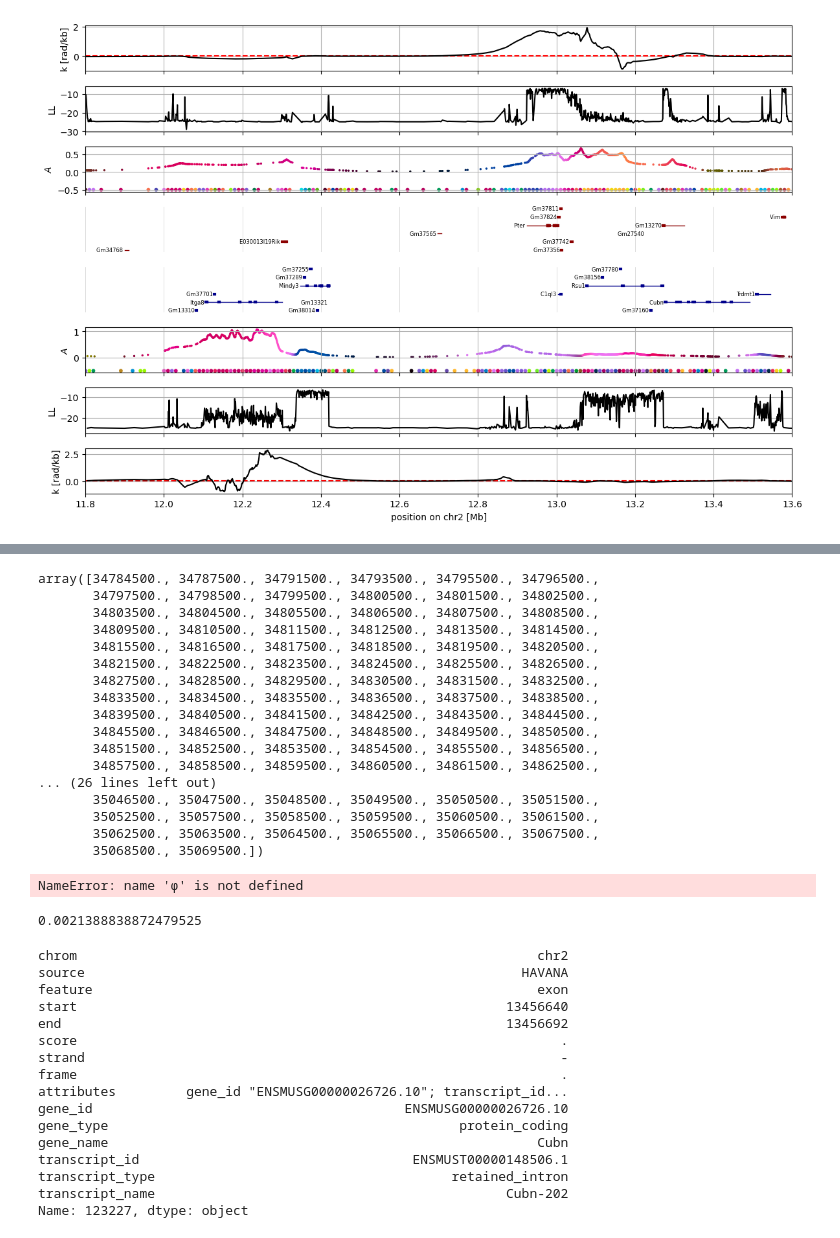
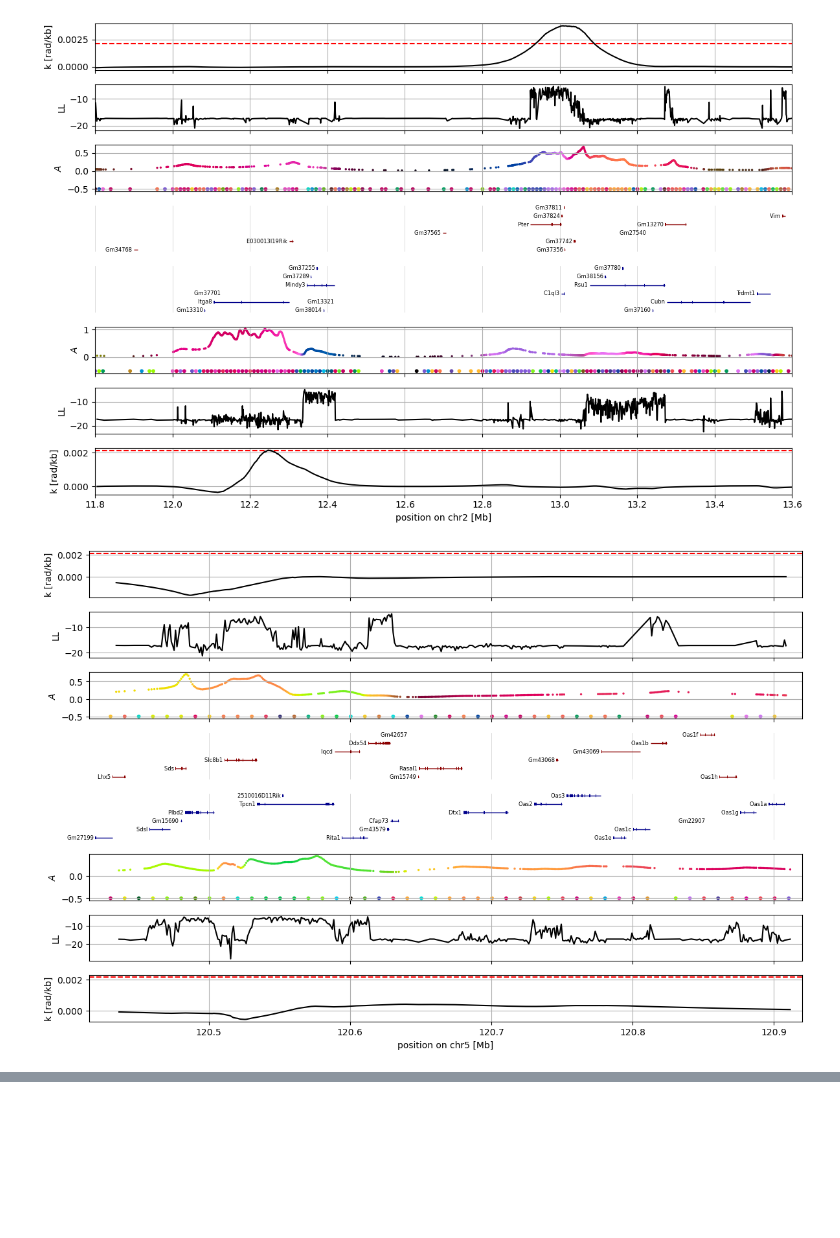
Before and after one commit to jmbreda/PROseq, a Jupyter notebook: notebooks/Figure5.ipynb, the cells around one changed output, grey strips where cells are left out. Saved outputs shown, nothing was run; the diff lists cells and outputs as text; code cells hidden in the pictures; blank space fills up the shorter version.

Commit message:
Fix k_mean (haas)

```diff
--- a/notebooks/Figure5.ipynb
+++ b/notebooks/Figure5.ipynb
@@ -42,5 +37,0 @@ np.where(extended.LL == extended.LL.max())
-# %%
-# compute numerical derivative of phi
-pos = extended.start + bin_size/2
-phi = extended.phi
-k_eff = (phi[1:] - phi[:-1])/(pos[1:] - pos[:-1])
@@ -84,7 +71,7 @@ v_mean *= 1e-3 # [kb/s]
 v_mean *= 3600 # [kb/h]
 k_mean = ω/v_mean # [rad/kb]
 
-for region in Regions[:1]:
+for region in Regions:
     chrom, start, end = region.split(':')
     start = int(start)
     end = int(end)
@@ -108,7 +95,7 @@ for region in Regions[:1]:
         # phase
         phi = region_data['phi'].values
         A = region_data['amp'].values
-        σ_A = region_data['damp'].values
+        σ_A = region_data['var_amp'].values
         col = p2lc(phi,amp=A,th_amp=0.1)
 
         # k effective dphi/dx
@@ -139,12 +126,13 @@ for region in Regions[:1]:
         for gene in genes:
             my_gene = region_gtf[(region_gtf['gene_id'] == gene) & (region_gtf['feature'] == 'gene')]
             if len(my_gene) > 0:
-                ax.plot(my_gene[['start','end']].values[0], [y,y], c=gene_color, linewidth=1)
-                ax.text(my_gene[['start']].values[0], y, my_gene['gene_name'].values[0]+' ', fontsize=6,ha='right', va='center')
+                my_gene = my_gene.iloc[0]
 
-            my_exons = region_gtf[(region_gtf['gene_id'] == gene) & (region_gtf['feature'] == 'exon')]
-            for exon in my_exons.iterrows():
-                ax.plot(exon[1][['start','end']].values, [y,y], c=gene_color, linewidth=3)
+            ax.hlines(y,my_gene.start,my_gene.end, color=gene_color, linewidth=1)
+            ax.text(my_gene.start, y, my_gene.gene_name+' ', fontsize=6,ha='right', va='center')
+
+            for exon in region_gtf[(region_gtf['gene_id'] == gene) & (region_gtf['feature'] == 'exon')].itertuples(index=False):
+                ax.hlines(y,exon.start,exon.end, color=gene_color, linewidth=3)
 
             y = (y+1)%6
         ax.set_xlim([start,end])
@@ -178,31 +166,32 @@ for region in Regions[:1]:
 
         ax.plot(x, LL, 'k')
         ax.set_xticklabels([])
         ax.set_xlim([start,end])
         ax.set_ylabel('LL')
         ax.grid()
 
         # next track k
         if strand == '+':
             fplus -=1
             ax = axes[fplus]
         elif strand == '-':
             fminus +=1
             ax = axes[fminus]
 
         ax.hlines(k_mean, start, end, color='r', linestyle='--')
         ax.plot(x, k, 'k')
         #ax.plot(x[:-1]+(bin_size*1e-3)/2, k_eff)
         #ax.set_ylim([-5*k_mean,5*k_mean])
         ax.set_xticklabels([])
         ax.set_xlim([start,end])
         ax.set_ylabel('k [rad/kb]')
         ax.grid()
 
     ax.set_xticklabels([str(round(a*1e-6,2)) for a in ax.get_xticks()])
     ax.set_xlabel(f'position on {chrom} [Mb]')
 
     fig.tight_layout()
     fig.savefig(f"fig/extended_kalman/bin{bin_size}bp/{region.replace(':','_')}.pdf")
 # %% [output]
-[figure, old version]
+[figure, new version]
+[figure, added]
@@ -209,47 +202,0 @@ for region in Regions[:1]:
-# %%
-x
-# %% [output]
-array([34784500., 34787500., 34791500., 34793500., 34795500., 34796500.,
-       34797500., 34798500., 34799500., 34800500., 34801500., 34802500.,
-       34803500., 34804500., 34805500., 34806500., 34807500., 34808500.,
-       34809500., 34810500., 34811500., 34812500., 34813500., 34814500.,
-       34815500., 34816500., 34817500., 34818500., 34819500., 34820500.,
-       34821500., 34822500., 34823500., 34824500., 34825500., 34826500.,
-       34827500., 34828500., 34829500., 34830500., 34831500., 34832500.,
-       34833500., 34834500., 34835500., 34836500., 34837500., 34838500.,
-       34839500., 34840500., 34841500., 34842500., 34843500., 34844500.,
-       34845500., 34846500., 34847500., 34848500., 34849500., 34850500.,
-       34851500., 34852500., 34853500., 34854500., 34855500., 34856500.,
-       34857500., 34858500., 34859500., 34860500., 34861500., 34862500.,
-... (26 lines left out)
-       35046500., 35047500., 35048500., 35049500., 35050500., 35051500.,
-       35052500., 35057500., 35058500., 35059500., 35060500., 35061500.,
-       35062500., 35063500., 35064500., 35065500., 35066500., 35067500.,
-       35068500., 35069500.])
-# %%
-φ
-# %% [output]
-NameError: name 'φ' is not defined
-# %%
-k_mean
-# %% [output]
-0.0021388838872479525
-# %%
-exon[1]
-# %% [output]
-chrom                                                           chr2
-source                                                        HAVANA
-feature                                                         exon
-start                                                       13456640
-end                                                         13456692
-score                                                              .
-strand                                                             -
-frame                                                              .
-attributes         gene_id "ENSMUSG00000026726.10"; transcript_id...
-gene_id                                        ENSMUSG00000026726.10
-gene_type                                             protein_coding
-gene_name                                                       Cubn
-transcript_id                                   ENSMUST00000148506.1
-transcript_type                                      retained_intron
-transcript_name                                             Cubn-202
-Name: 123227, dtype: object
```
Also changed, not shown: parts of 12 cells of this notebook, 9 other files.
